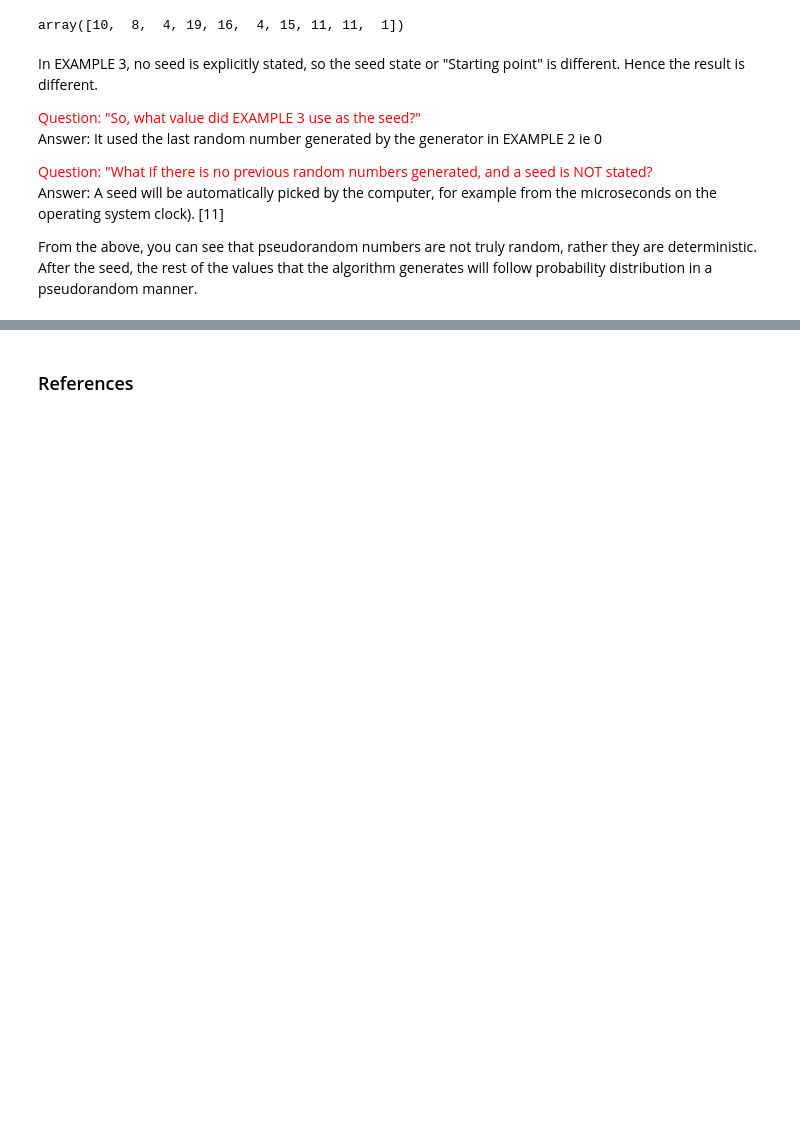
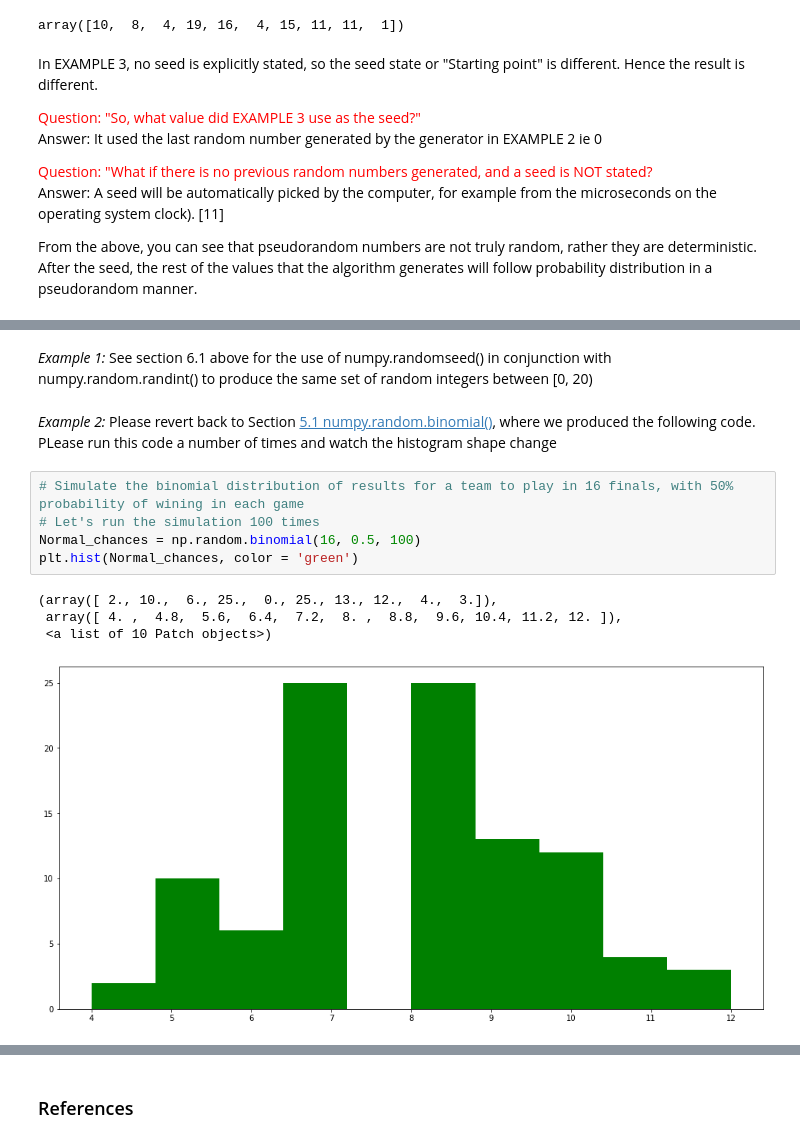
Before and after one commit to BarryClarke/numpy.random-package, a Jupyter notebook: numpy.random package.ipynb, the cells around one changed output, grey strips where cells are left out. Drawn from its saved outputs; the diff is of its cells as text; blank space fills up the shorter version.

Commit message:
Examples of using random.seed() added

```diff
--- a/numpy.random package.ipynb
+++ b/numpy.random package.ipynb
@@ -676,0 +679,14 @@ The seed value is very significant in the field of computer security to pseudo-r
+# %% [markdown]
+_Example 1:_ See section 6.1 above for the use of numpy.randomseed() in conjunction with numpy.random.randint() to produce the same set of random integers between [0, 20)
+# %% [markdown]
+_Example 2:_ Please revert back to Section [5.1 numpy.random.binomial()](#5.1-numpy.random.binomial()), where we produced the following code. PLease run this code a number of times and watch the histogram shape change
+# %%
+# Simulate the binomial distribution of results for a team to play in 16 finals, with 50% probability of wining in each game
+# Let's run the simulation 100 times
+Normal_chances = np.random.binomial(16, 0.5, 100)
+plt.hist(Normal_chances, color = 'green')
+# %% [output]
+(array([ 2., 10.,  6., 25.,  0., 25., 13., 12.,  4.,  3.]),
+ array([ 4. ,  4.8,  5.6,  6.4,  7.2,  8. ,  8.8,  9.6, 10.4, 11.2, 12. ]),
+ <a list of 10 Patch objects>)
+[figure, added]
```
Also changed, not shown: parts of 51 cells of this notebook, 1 other file.
